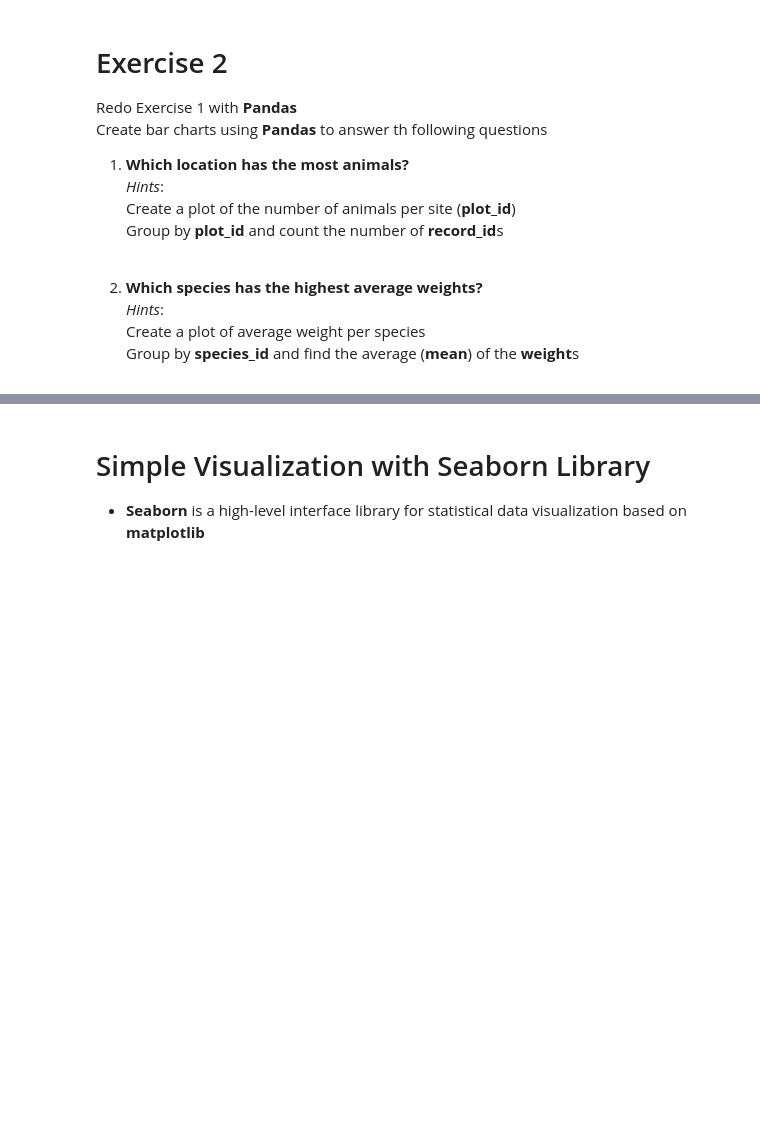
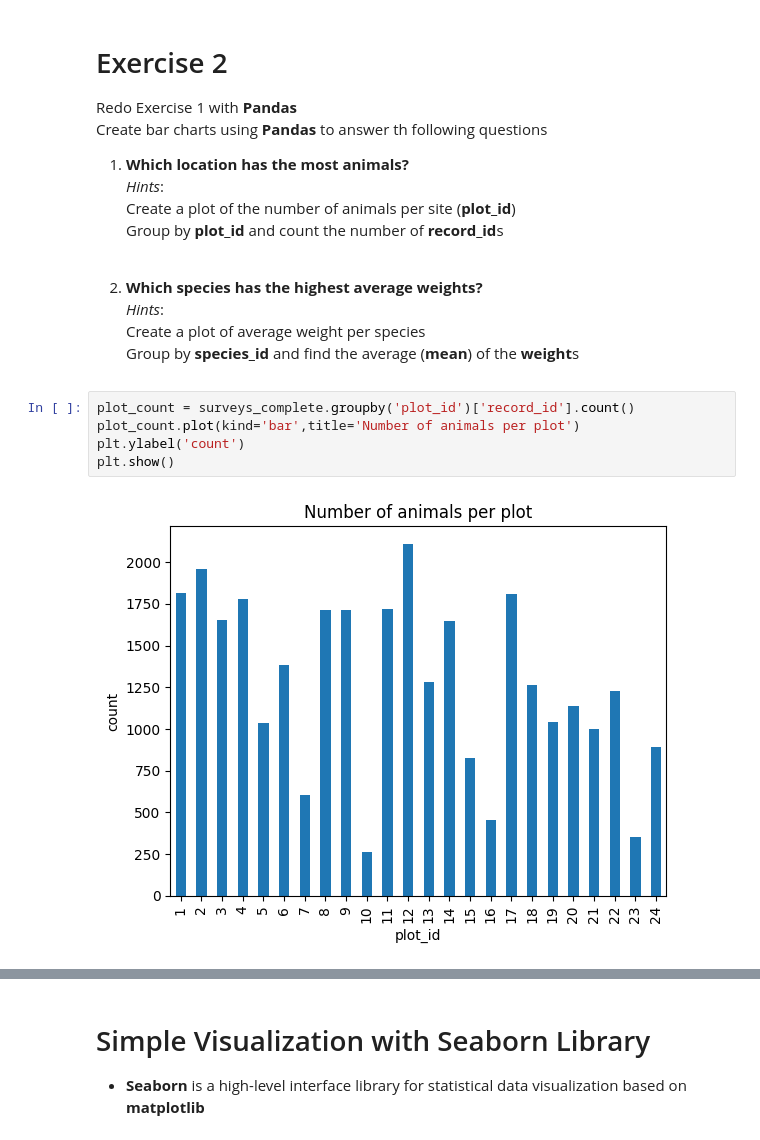
Before and after one commit to bhagyalakshmic/Data_Visualization_with_Python, a Jupyter notebook: Data_Visualization_with_Python.ipynb, the cells around one changed output, grey strips where cells are left out. Saved outputs shown, nothing was run; the diff lists cells and outputs as text; blank space fills up the shorter version.

```diff
--- a/Data_Visualization_with_Python.ipynb
+++ b/Data_Visualization_with_Python.ipynb
@@ -434,3 +518,10 @@ Create bar charts using **Pandas** to answer th following questions
    *Hints*:<br>
    Create a plot of average weight per species<br>
    Group by **species_id** and find the average (**mean**) of the **weight**s
+# %%
+plot_count = surveys_complete.groupby('plot_id')['record_id'].count()
+plot_count.plot(kind='bar',title='Number of animals per plot')
+plt.ylabel('count')
+plt.show()
+# %% [output]
+[figure, added]
```
Also changed, not shown: parts of 32 cells of this notebook.
